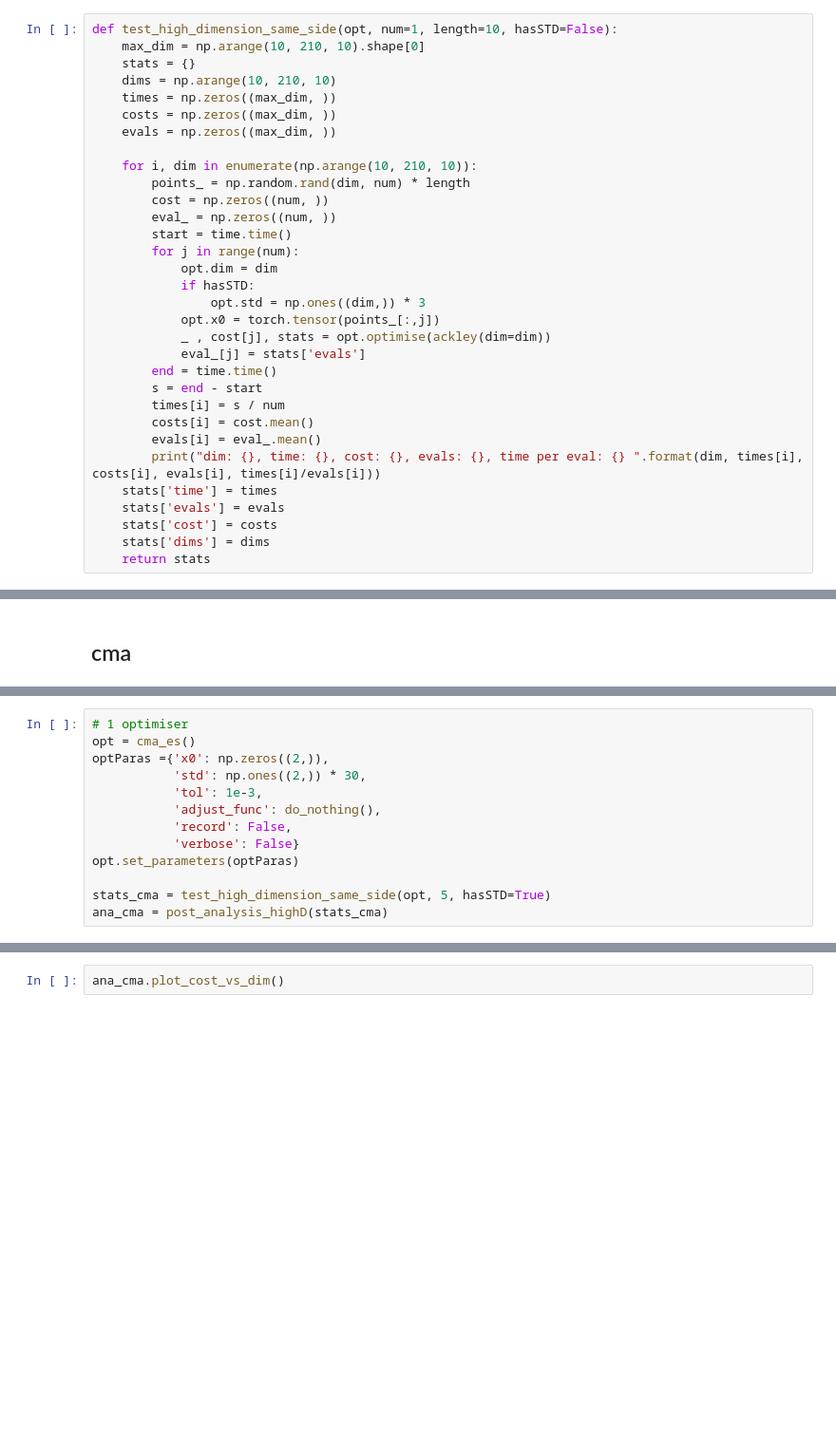
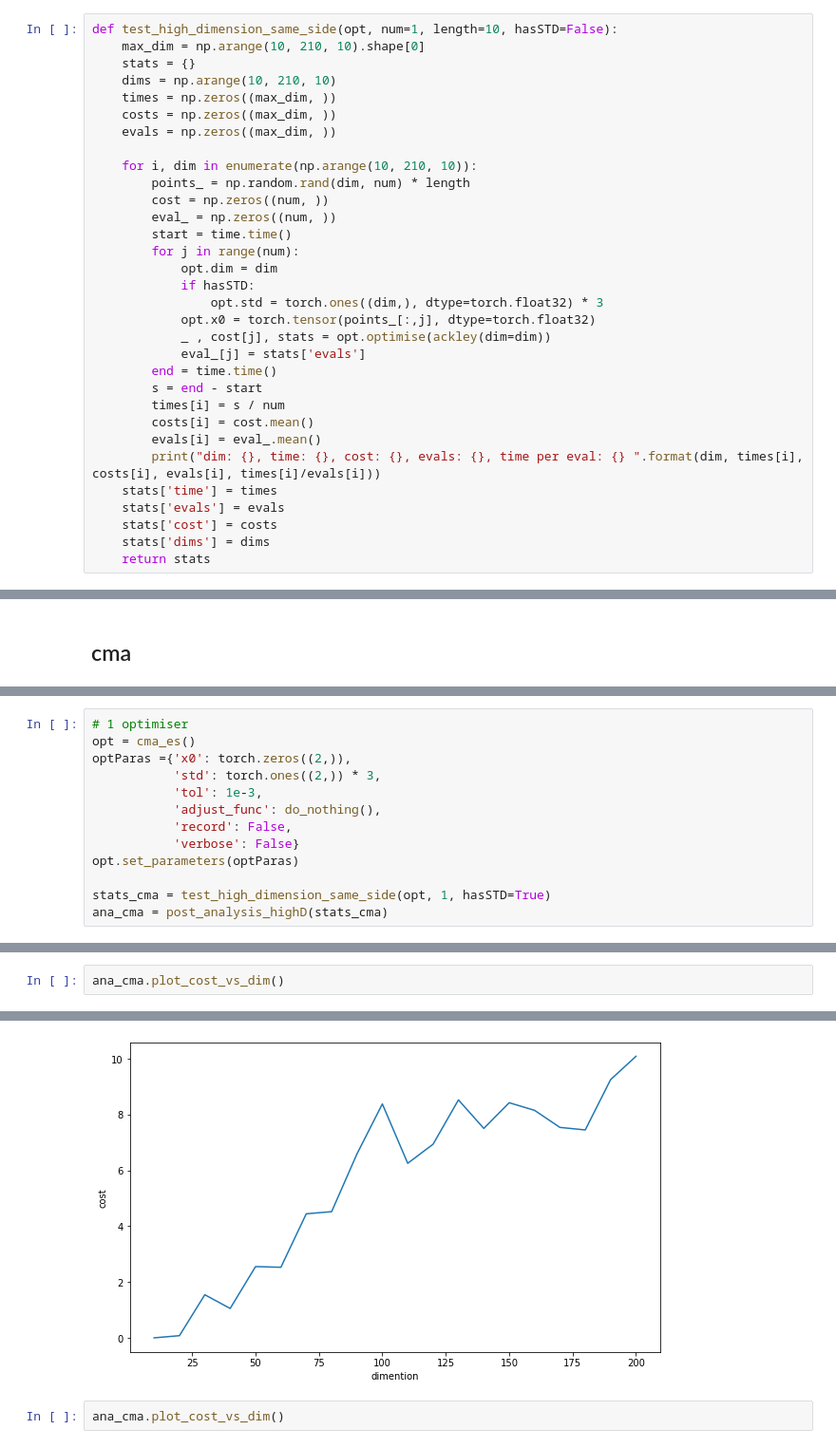
Before and after one commit to huajian1069/non-convex-optimisation, a Jupyter notebook: extend_high_dimention.ipynb, the cells around one changed output, grey strips where cells are left out. Shown at 95% size. Saved outputs shown, nothing was run; the diff lists cells and outputs as text; blank space fills up the shorter version.

Commit message:
update optmiser with torch

```diff
--- a/extend_high_dimention.ipynb
+++ b/extend_high_dimention.ipynb
@@ -23,8 +23,8 @@ def test_high_dimension_same_side(opt, num=1, length=10, hasSTD=False):
         for j in range(num):
             opt.dim = dim
             if hasSTD:
-                opt.std = np.ones((dim,)) * 3
-            opt.x0 = torch.tensor(points_[:,j])
+                opt.std = torch.ones((dim,), dtype=torch.float32) * 3
+            opt.x0 = torch.tensor(points_[:,j], dtype=torch.float32)
             _ , cost[j], stats = opt.optimise(ackley(dim=dim))
             eval_[j] = stats['evals']
         end = time.time()
@@ -459,14 +456,14 @@ class cma_es(adjust_optimizer):
 # %%
 # 1 optimiser
 opt = cma_es()
-optParas ={'x0': np.zeros((2,)),
-           'std': np.ones((2,)) * 30,
+optParas ={'x0': torch.zeros((2,)),
+           'std': torch.ones((2,)) * 3,
            'tol': 1e-3,
            'adjust_func': do_nothing(),
            'record': False,
            'verbose': False}
 opt.set_parameters(optParas)
 
-stats_cma = test_high_dimension_same_side(opt, 5, hasSTD=True)
+stats_cma = test_high_dimension_same_side(opt, 1, hasSTD=True)
 ana_cma = post_analysis_highD(stats_cma)
 # %% [output]
@@ -490,0 +490,3 @@ RuntimeError: Subtraction, the `-` operator, with a bool tensor is not supported
+# %%
+ana_cma.plot_cost_vs_dim()
+# %% [output]
@@ -491,3 +494,4 @@ RuntimeError: Subtraction, the `-` operator, with a bool tensor is not supported
+[figure, added]
 # %%
 ana_cma.plot_cost_vs_dim()
 # %% [output]
```
Also changed, not shown: parts of 3 cells of this notebook, 2 other files.
